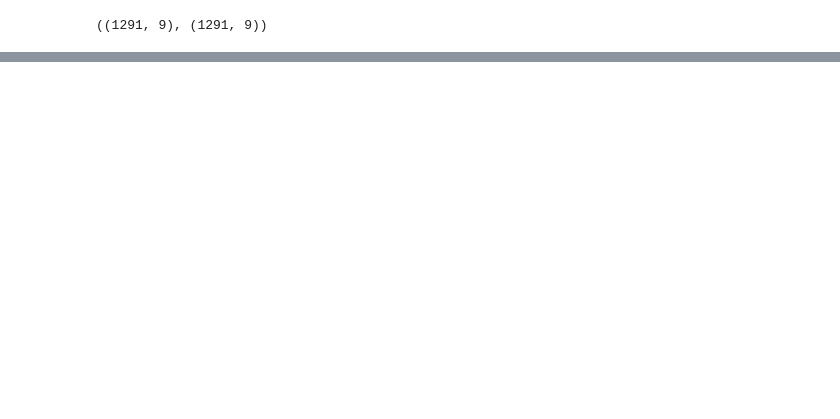
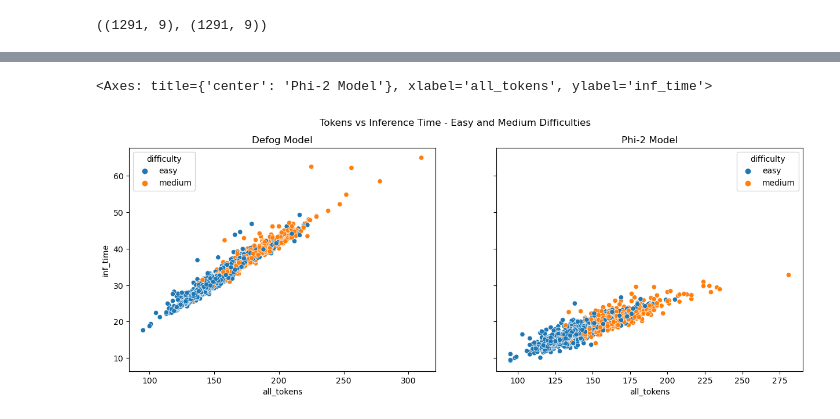
Before and after one commit to pavankumarbalijepalli/pr-phi2-vs-defog, a Jupyter notebook: notebooks/eval_llm.ipynb, the cells around one changed output, grey strips where cells are left out. Saved outputs shown, nothing was run; the diff lists cells and outputs as text; code cells hidden in the pictures; blank space fills up the shorter version.

```diff
--- a/notebooks/eval_llm.ipynb
+++ b/notebooks/eval_llm.ipynb
@@ -51,0 +81,14 @@ def_eval.sort_values(by='inf_time', ascending=False)
+# %%
+# tokens vs inf_time
+figure, axes = plt.subplots(1, 2, sharey=True,
+                            figsize=(15, 5))
+figure.suptitle('Tokens vs Inference Time - Easy and Medium Difficulties')
+
+axes[0].set_title('Defog Model')
+sns.scatterplot(def_eval[def_eval['difficulty'].isin(['easy', 'medium'])], x="all_tokens", y="inf_time", hue="difficulty", ax=axes[0])
+
+axes[1].set_title('Phi-2 Model')
+sns.scatterplot(phi_eval[phi_eval['difficulty'].isin(['easy', 'medium'])], x="all_tokens", y="inf_time", hue="difficulty", ax=axes[1])
+# %% [output]
+<Axes: title={'center': 'Phi-2 Model'}, xlabel='all_tokens', ylabel='inf_time'>
+[figure, added]
```
Also changed, not shown: parts of 8 cells of this notebook, 1 other file.
